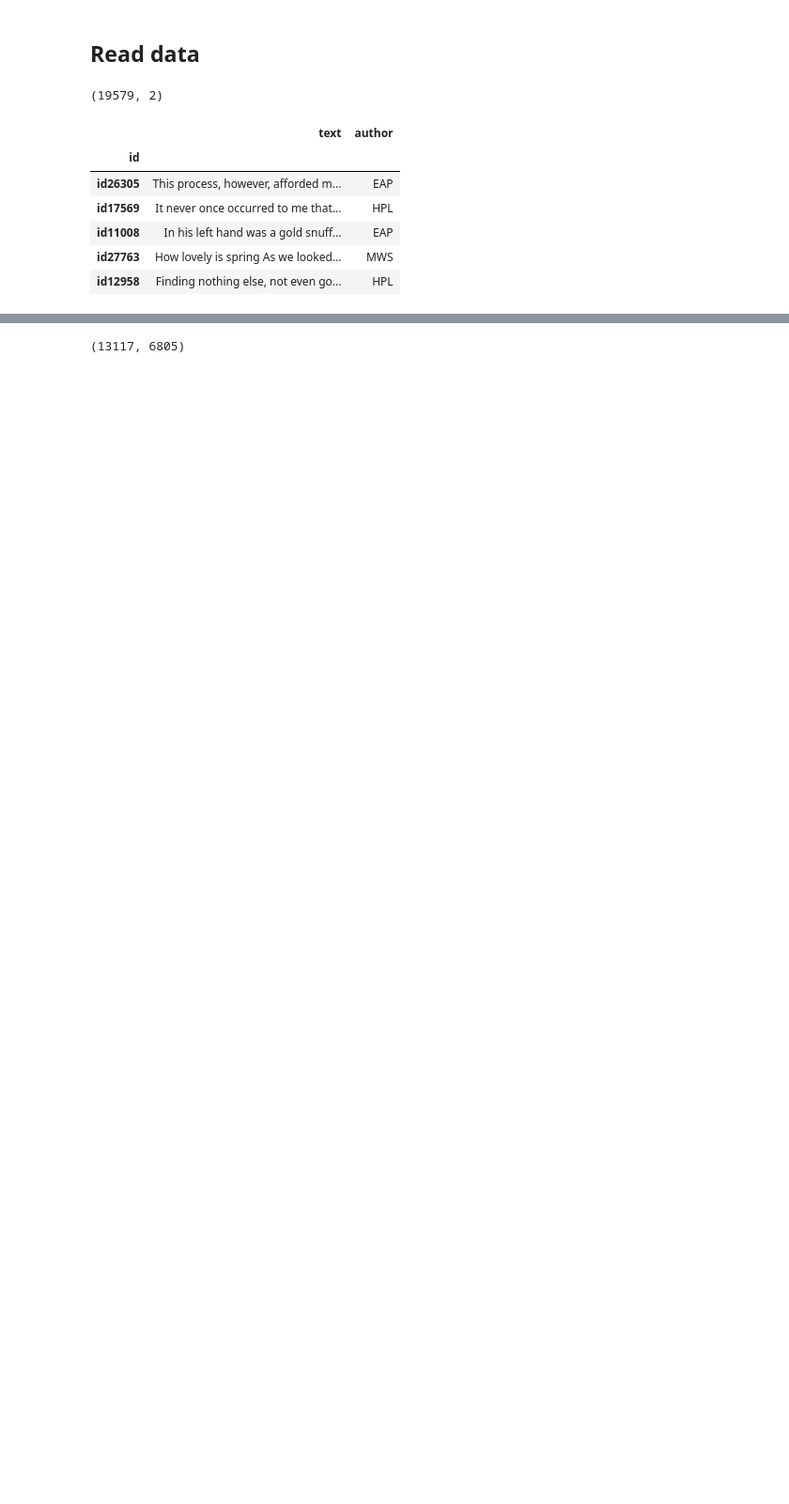
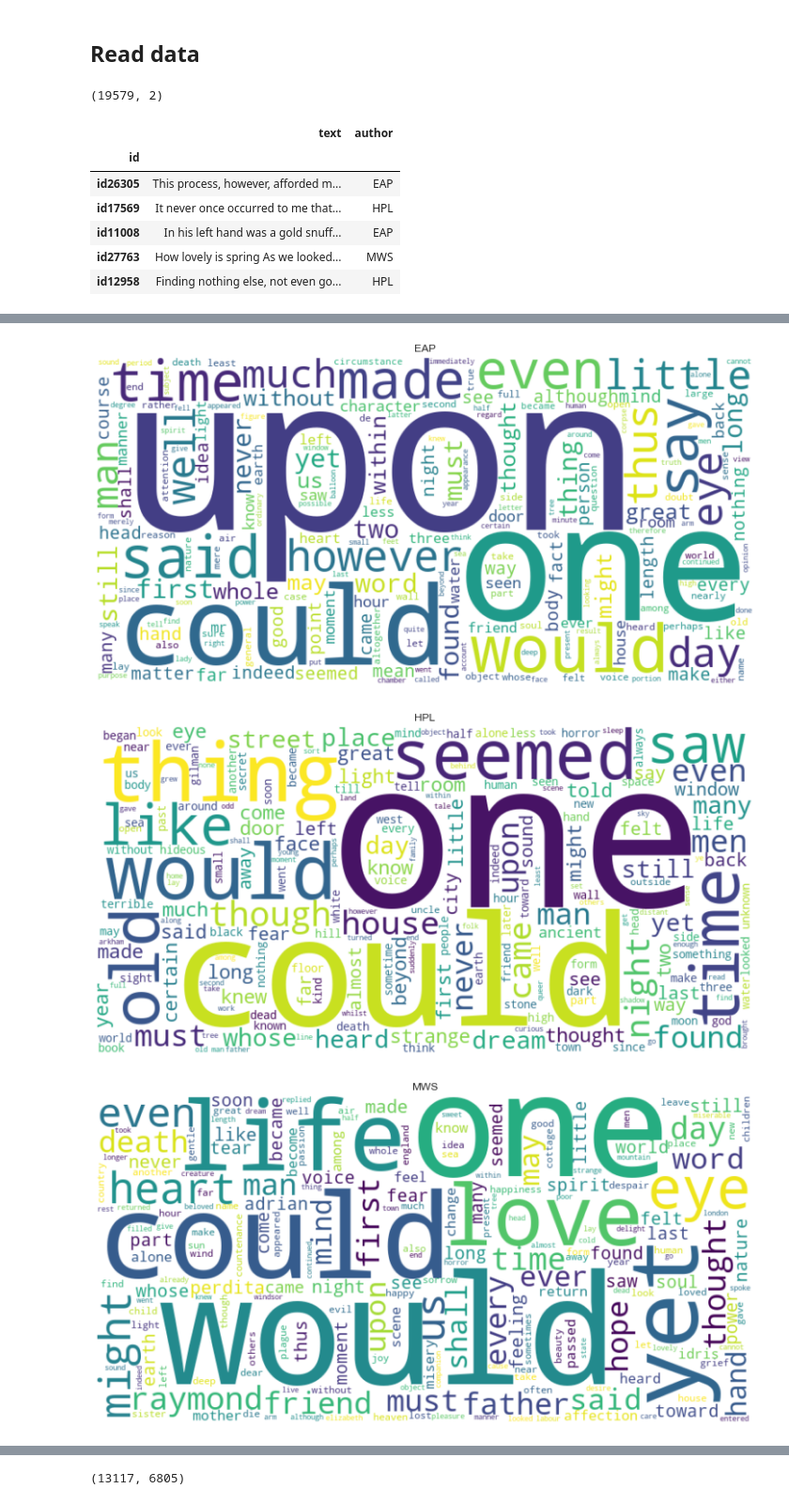
Before and after one commit to darynarr/ML_UKMA, a Jupyter notebook: project/Model.ipynb, the cells around one changed output, grey strips where cells are left out. Shown at 94% size. Drawn from its saved outputs; the diff is of its cells as text; code cells hidden in the pictures; blank space fills up the shorter version.

```diff
--- a/project/Model.ipynb
+++ b/project/Model.ipynb
@@ -131,0 +193,7 @@ df.head()
+# %%
+for author in df['author'].unique():
+    show_word_cloud(df[df['author'] == author]['processed'], author)
+# %% [output]
+[figure, added]
+[figure, added]
+[figure, added]
```
Also changed, not shown: parts of 31 cells of this notebook, 10 other files.
